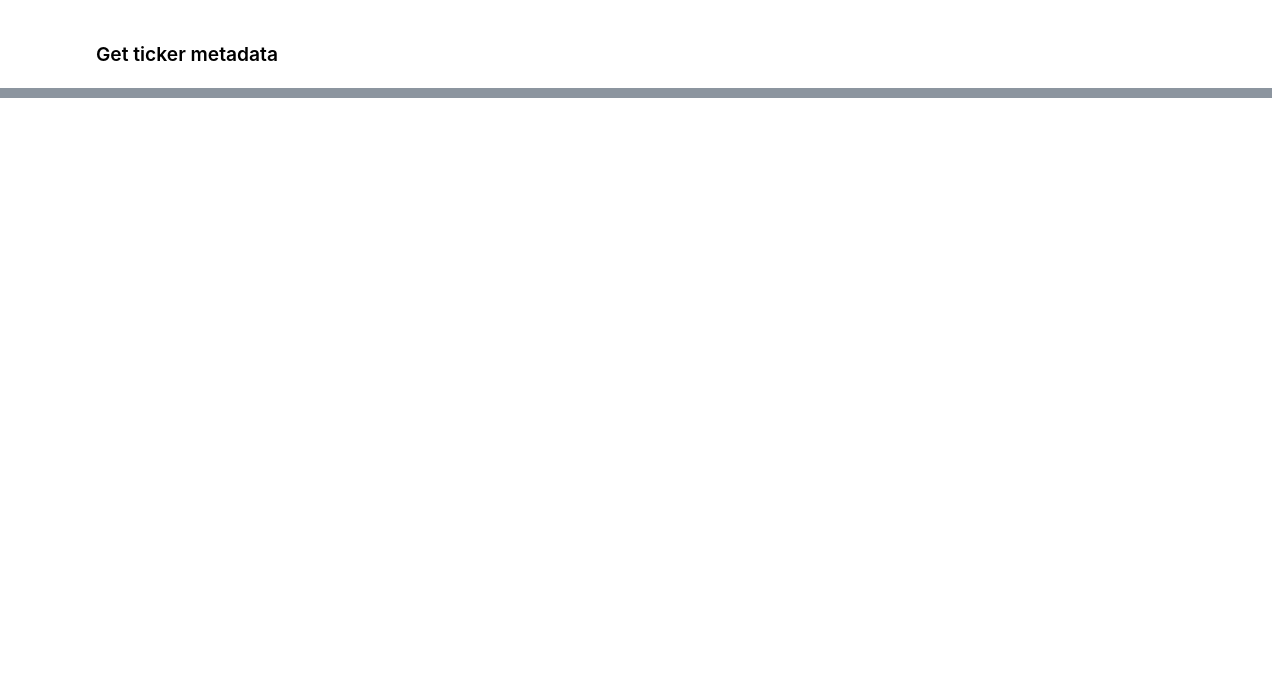
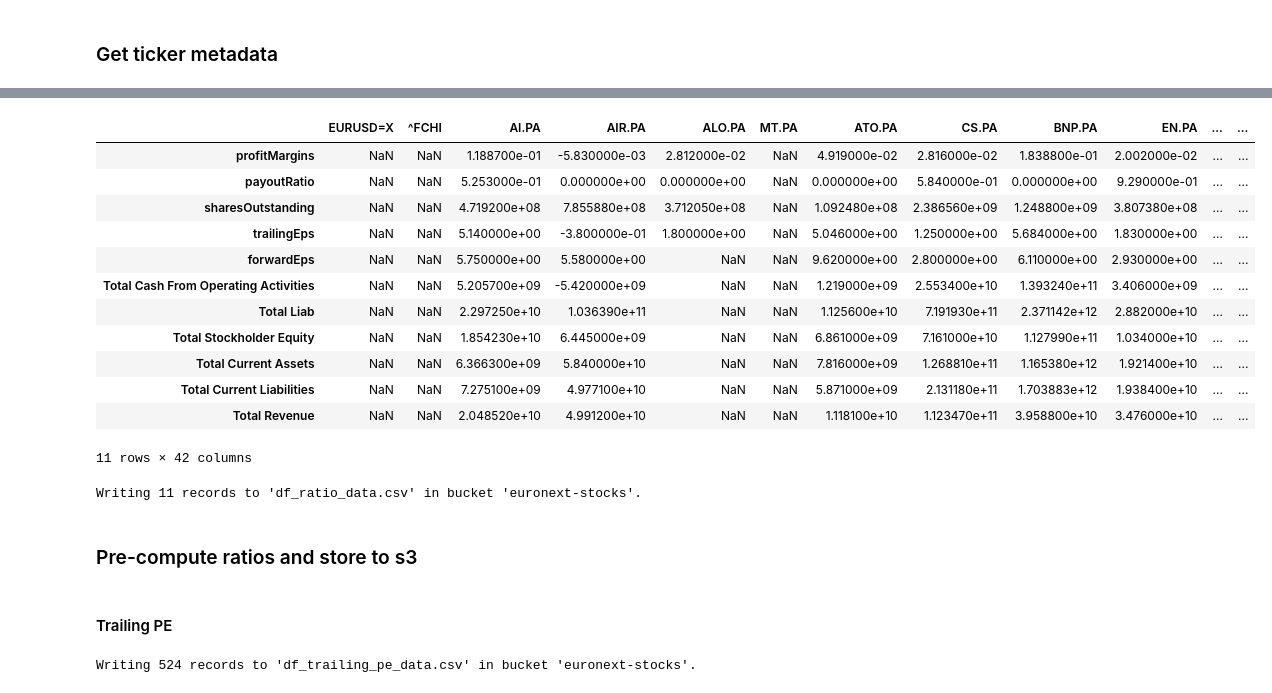
Before and after one commit to cdignam8304/euronext-stocks, a Jupyter notebook: notebooks/get_data.ipynb, the cells around one changed output, grey strips where cells are left out. Saved outputs shown, nothing was run; the diff lists cells and outputs as text; code cells hidden in the pictures; blank space fills up the shorter version.

```diff
--- a/notebooks/get_data.ipynb
+++ b/notebooks/get_data.ipynb
@@ -221,0 +417,38 @@ s3.put_object(Bucket="euronext-stocks", Key="ticker_info", Body=serializedMyData
+# %%
+# Get data required for ratio analysis
+
+ratio_data = {}
+
+for ticker in list(mytickers.tickers):
+    print(ticker)
+    ratio_dets = []
+    info = mytickers.tickers[ticker].info
+    cashflow_statement = mytickers.tickers[ticker].cashflow
+    bs_statement = mytickers.tickers[ticker].balance_sheet
+    pnl = mytickers.tickers[ticker].financials
+
+    for sr in static_ratios:
+        try:
+            ratio_dets.append(info[sr])
+        except:
+            ratio_dets.append(np.nan)
+
+    for cf in cashflow:
+        try:
+            ratio_dets.append(cashflow_statement[pd.to_datetime(prev_yr_end)].loc[cf])
+        except:
+            ratio_dets.append(np.nan)
+
+    for bs in balsheet:
+        try:
+             ratio_dets.append(bs_statement[pd.to_datetime(prev_yr_end)].loc[bs])
+        except:
+            ratio_dets.append(np.nan)
+
+    for fin in financials:
+        try:
+            ratio_dets.append(pnl[prev_yr_end].loc[fin])
+        except:
+            ratio_dets.append(np.nan)
+
+    ratio_data[ticker] = ratio_dets
@@ -221,0 +473,29 @@ s3.put_object(Bucket="euronext-stocks", Key="ticker_info", Body=serializedMyData
+# %%
+# store ratio data in dataframe
+ratio_data_cols = static_ratios + cashflow + balsheet + financials # field names in correct order to be used in creating dataframe
+df_ratio_data = pd.DataFrame(ratio_data, index=ratio_data_cols)
+# %%
+df_ratio_data
+# %% [output]
+|  | EURUSD=X | ^FCHI | AI.PA | AIR.PA | ALO.PA | MT.PA | ATO.PA | CS.PA | BNP.PA | EN.PA | ... | ... |
+| profitMargins | NaN | NaN | 1.188700e-01 | -5.830000e-03 | 2.812000e-02 | NaN | 4.919000e-02 | 2.816000e-02 | 1.838800e-01 | 2.002000e-02 | ... | ... |
+| payoutRatio | NaN | NaN | 5.253000e-01 | 0.000000e+00 | 0.000000e+00 | NaN | 0.000000e+00 | 5.840000e-01 | 0.000000e+00 | 9.290000e-01 | ... | ... |
+| sharesOutstanding | NaN | NaN | 4.719200e+08 | 7.855880e+08 | 3.712050e+08 | NaN | 1.092480e+08 | 2.386560e+09 | 1.248800e+09 | 3.807380e+08 | ... | ... |
+| trailingEps | NaN | NaN | 5.140000e+00 | -3.800000e-01 | 1.800000e+00 | NaN | 5.046000e+00 | 1.250000e+00 | 5.684000e+00 | 1.830000e+00 | ... | ... |
+| forwardEps | NaN | NaN | 5.750000e+00 | 5.580000e+00 | NaN | NaN | 9.620000e+00 | 2.800000e+00 | 6.110000e+00 | 2.930000e+00 | ... | ... |
+| Total Cash From Operating Activities | NaN | NaN | 5.205700e+09 | -5.420000e+09 | NaN | NaN | 1.219000e+09 | 2.553400e+10 | 1.393240e+11 | 3.406000e+09 | ... | ... |
+| Total Liab | NaN | NaN | 2.297250e+10 | 1.036390e+11 | NaN | NaN | 1.125600e+10 | 7.191930e+11 | 2.371142e+12 | 2.882000e+10 | ... | ... |
+| Total Stockholder Equity | NaN | NaN | 1.854230e+10 | 6.445000e+09 | NaN | NaN | 6.861000e+09 | 7.161000e+10 | 1.127990e+11 | 1.034000e+10 | ... | ... |
+| Total Current Assets | NaN | NaN | 6.366300e+09 | 5.840000e+10 | NaN | NaN | 7.816000e+09 | 1.268810e+11 | 1.165380e+12 | 1.921400e+10 | ... | ... |
+| Total Current Liabilities | NaN | NaN | 7.275100e+09 | 4.977100e+10 | NaN | NaN | 5.871000e+09 | 2.131180e+11 | 1.703883e+12 | 1.938400e+10 | ... | ... |
+| Total Revenue | NaN | NaN | 2.048520e+10 | 4.991200e+10 | NaN | NaN | 1.118100e+10 | 1.123470e+11 | 3.958800e+10 | 3.476000e+10 | ... | ... |
+11 rows × 42 columns
+# %%
+# Save df_ratio_data to s3 (NB: THIS IS THE MOST RECENT PREVIOUS YEAR END DATA FROM FINANCIAL STATEMENTS)
+_write_dataframe_to_csv_on_s3("euronext-stocks", df_ratio_data, "df_ratio_data.csv")
+# %% [output]
+Writing 11 records to 'df_ratio_data.csv' in bucket 'euronext-stocks'.
+# %% [markdown]
+### Pre-compute ratios and store to s3
+# %% [markdown]
+#### Trailing PE
@@ -221,0 +508,5 @@ s3.put_object(Bucket="euronext-stocks", Key="ticker_info", Body=serializedMyData
+# %%
+# Save df_trailing_pe_data to s3 (NB: THIS IS THE MOST RECENT PREVIOUS YEAR END DATA FROM FINANCIAL STATEMENTS)
+_write_dataframe_to_csv_on_s3("euronext-stocks", df_trailing_pe_data, "df_trailing_pe_data.csv")
+# %% [output]
+Writing 524 records to 'df_trailing_pe_data.csv' in bucket 'euronext-stocks'.
```
Also changed, not shown: parts of 76 cells of this notebook, 1 other file.
